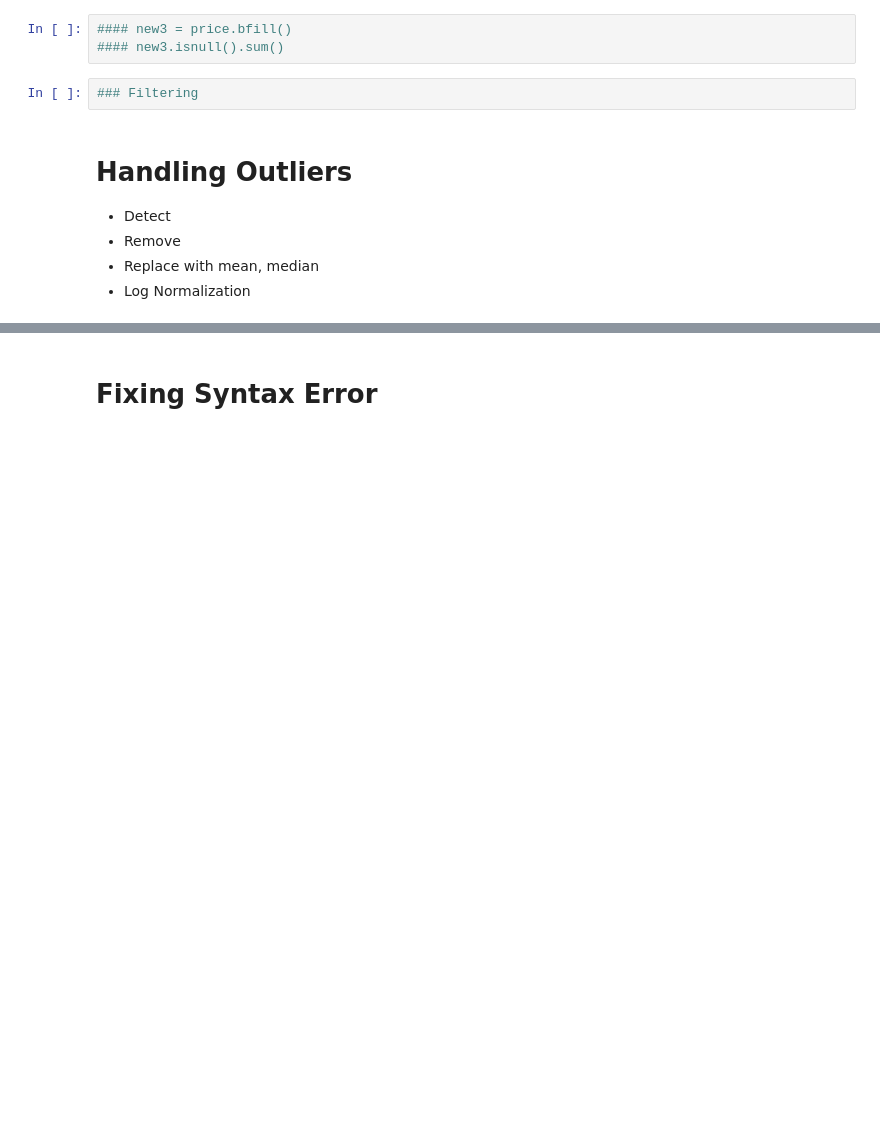
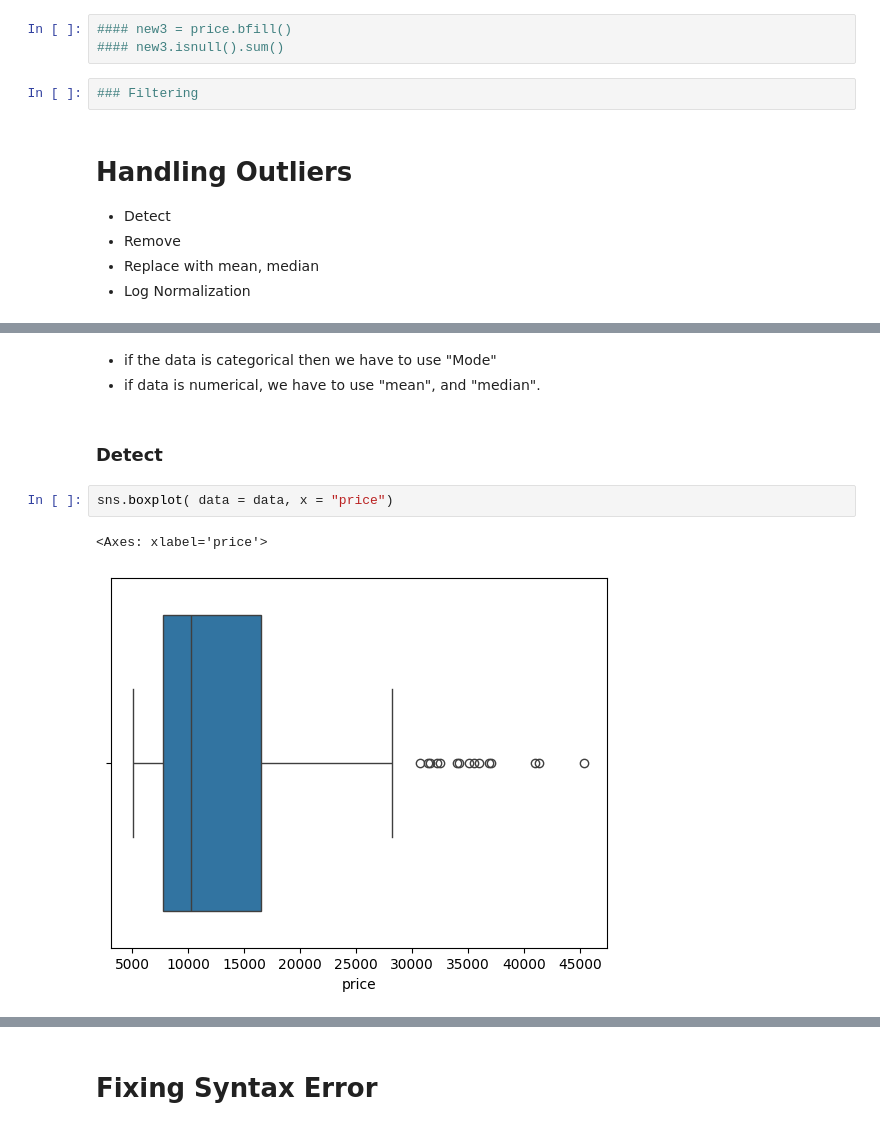
Before and after one commit to Rasel1435/Car_Price_Strategy, a Jupyter notebook: Car_Price (Classification_Case_Study_1)/a_Preprocess/b_Clean.ipynb, the cells around one changed output, grey strips where cells are left out. Drawn from its saved outputs; the diff is of its cells as text; blank space fills up the shorter version.

```diff
--- a/Car_Price (Classification_Case_Study_1)/a_Preprocess/b_Clean.ipynb
+++ b/Car_Price (Classification_Case_Study_1)/a_Preprocess/b_Clean.ipynb
@@ -202,0 +210,10 @@ Continuou</b>s: The data represents a continuous variable, meaning that there ar
+# %% [markdown]
+* if the data is categorical then we have to use "Mode"
+* if data is numerical, we have to use "mean", and "median".
+# %% [markdown]
+### Detect
+# %%
+sns.boxplot( data = data, x = "price")
+# %% [output]
+<Axes: xlabel='price'>
+[figure, added]
```
Also changed, not shown: parts of 7 cells of this notebook.
